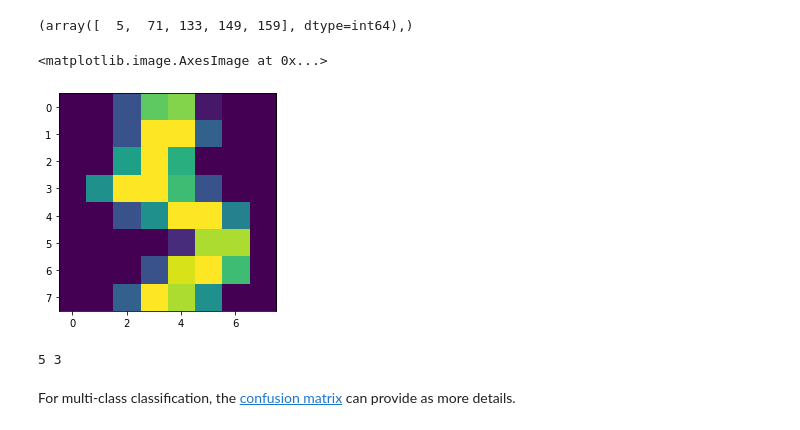
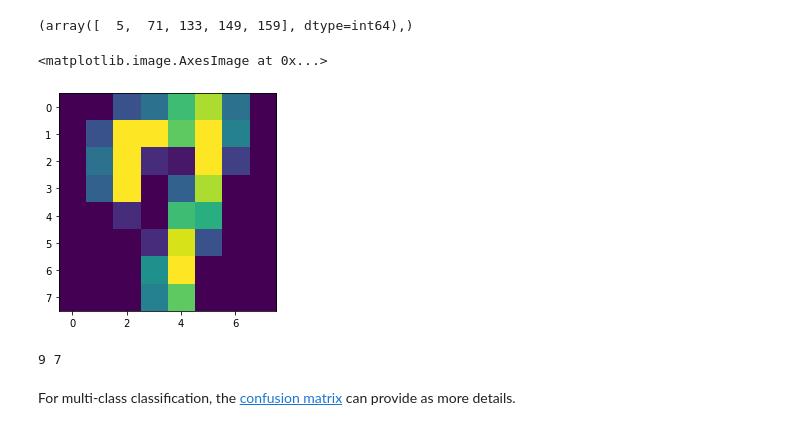
Before and after one commit to smithla-math/UCI_MATH_10, a Jupyter notebook: sections/sec_11/section_11.ipynb, the cells around one changed output. Drawn from its saved outputs; the diff is of its cells as text; code cells hidden in the pictures.

```diff
--- a/sections/sec_11/section_11.ipynb
+++ b/sections/sec_11/section_11.ipynb
@@ -489,14 +489,14 @@ np.where(lg.predict(X_test)!=y_test)
 (array([  5,  71, 133, 149, 159], dtype=int64),)
 # %%
 import matplotlib.pyplot as plt
-plt.imshow(X_test[149,].reshape(8,8))
+plt.imshow(X_test[133,].reshape(8,8))
 # %% [output]
 <matplotlib.image.AxesImage at 0x...>
-[figure, old version]
+[figure, new version]
 # %%
-print(lg.predict(X_test)[149],y_test[149])
+print(lg.predict(X_test)[133],y_test[133])
 # %% [output]
-5 3
+9 7
 # %% [markdown]
 For multi-class classification, the [confusion matrix](https://scikit-learn.org/stable/modules/generated/sklearn.metrics.confusion_matrix.html) can provide as more details.
 # %%
```
Also changed, not shown: parts of 8 cells of this notebook, 1 other file.
